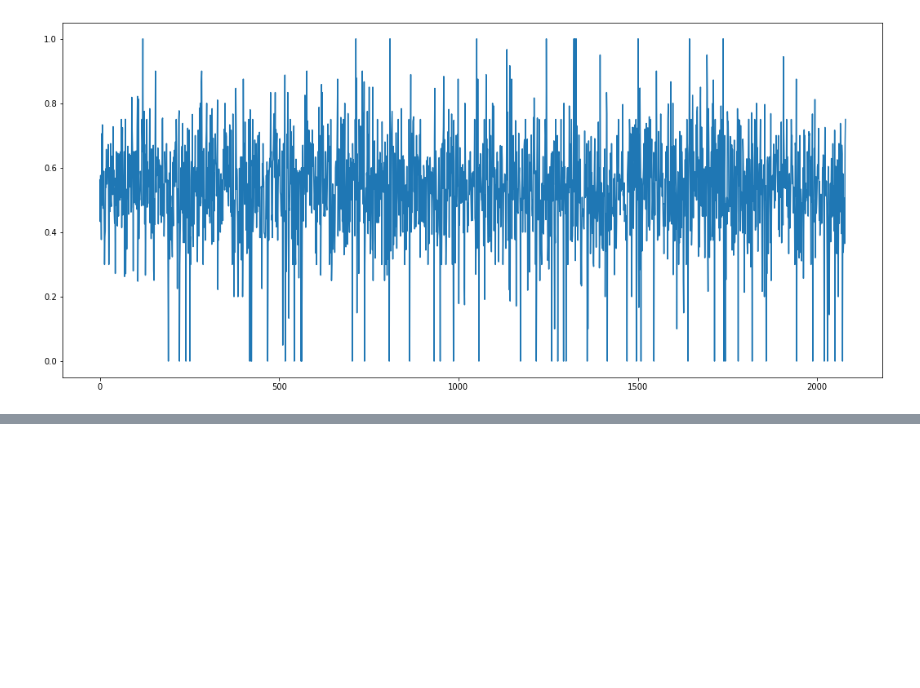
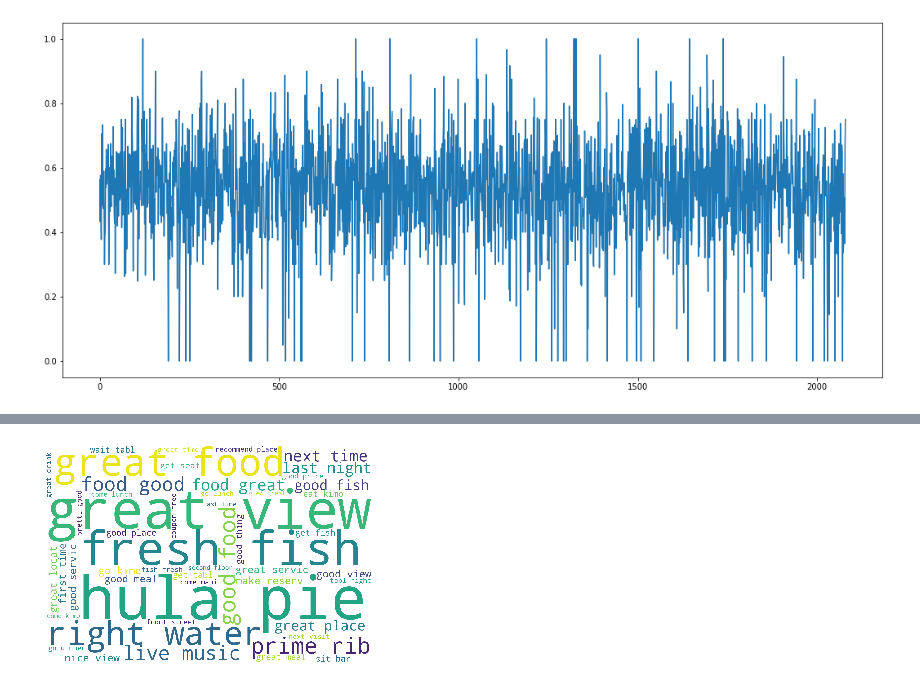
Before and after one commit to deepikakc34/GraduateResearch2020, a Jupyter notebook: Sentiment_Analysis.ipynb, the cells around one changed output, grey strips where cells are left out. Drawn from its saved outputs; the diff is of its cells as text; code cells hidden in the pictures; blank space fills up the shorter version.

```diff
--- a/Sentiment_Analysis.ipynb
+++ b/Sentiment_Analysis.ipynb
@@ -142,0 +424,20 @@ reviews['subjectivity'].plot(figsize=(18,8));
+# %%
+fdist = FreqDist(ngrams_wc)
+topterms = fdist.most_common(50)
+# %%
+mylist = []
+for a,c in topterms:
+    mylist.append(a)
+
+wordc=Counter(mylist)
+
+wordcloud = WordCloud(stopwords=STOPWORDS, width = 1500, height = 1000,
+                          background_color='white',
+                      max_words=300
+                         ).generate_from_frequencies(wordc)
+
+plt.imshow(wordcloud)
+plt.axis("off")
+plt.show()
+# %% [output]
+[figure, added]
```
Also changed, not shown: parts of 31 cells of this notebook.
